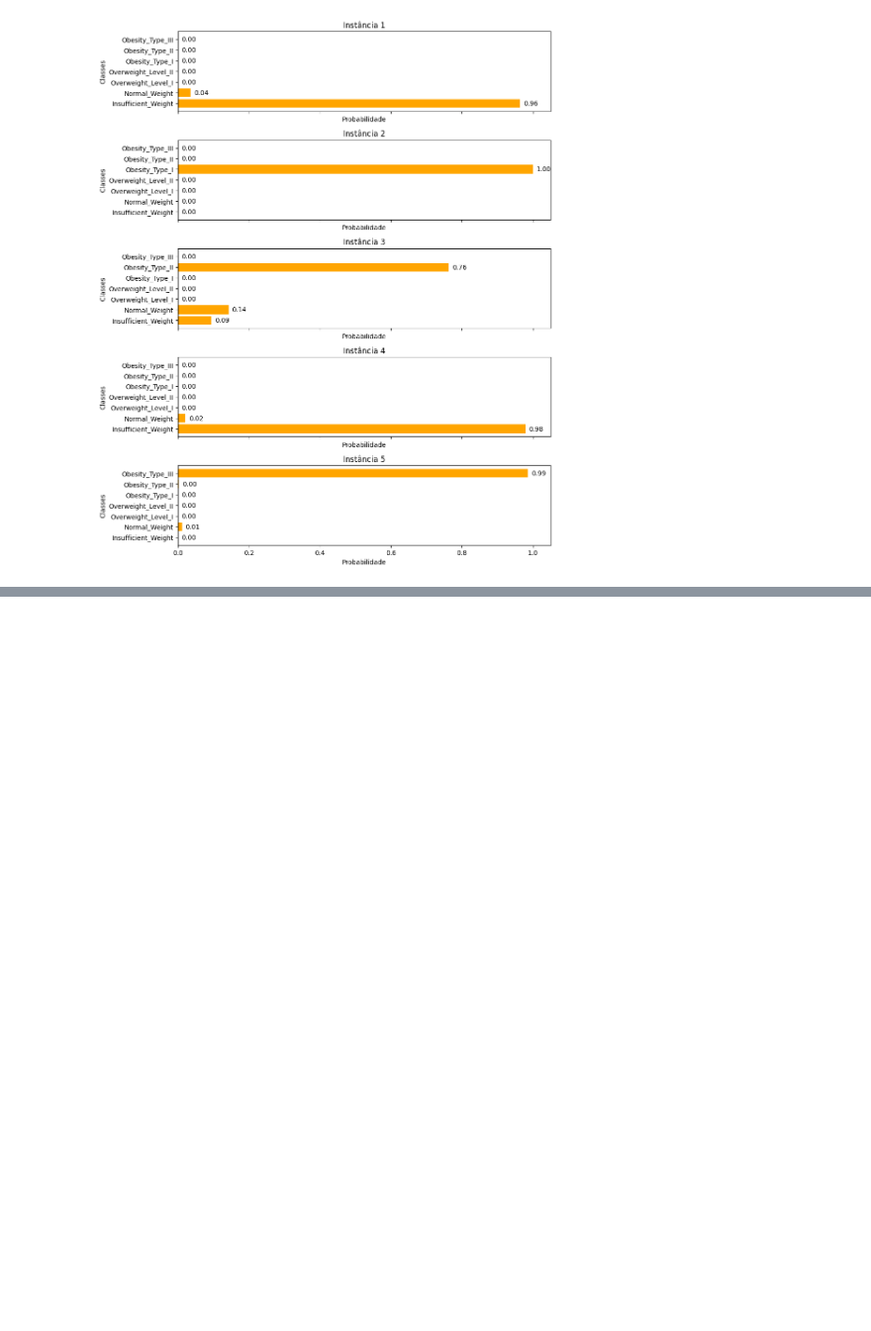
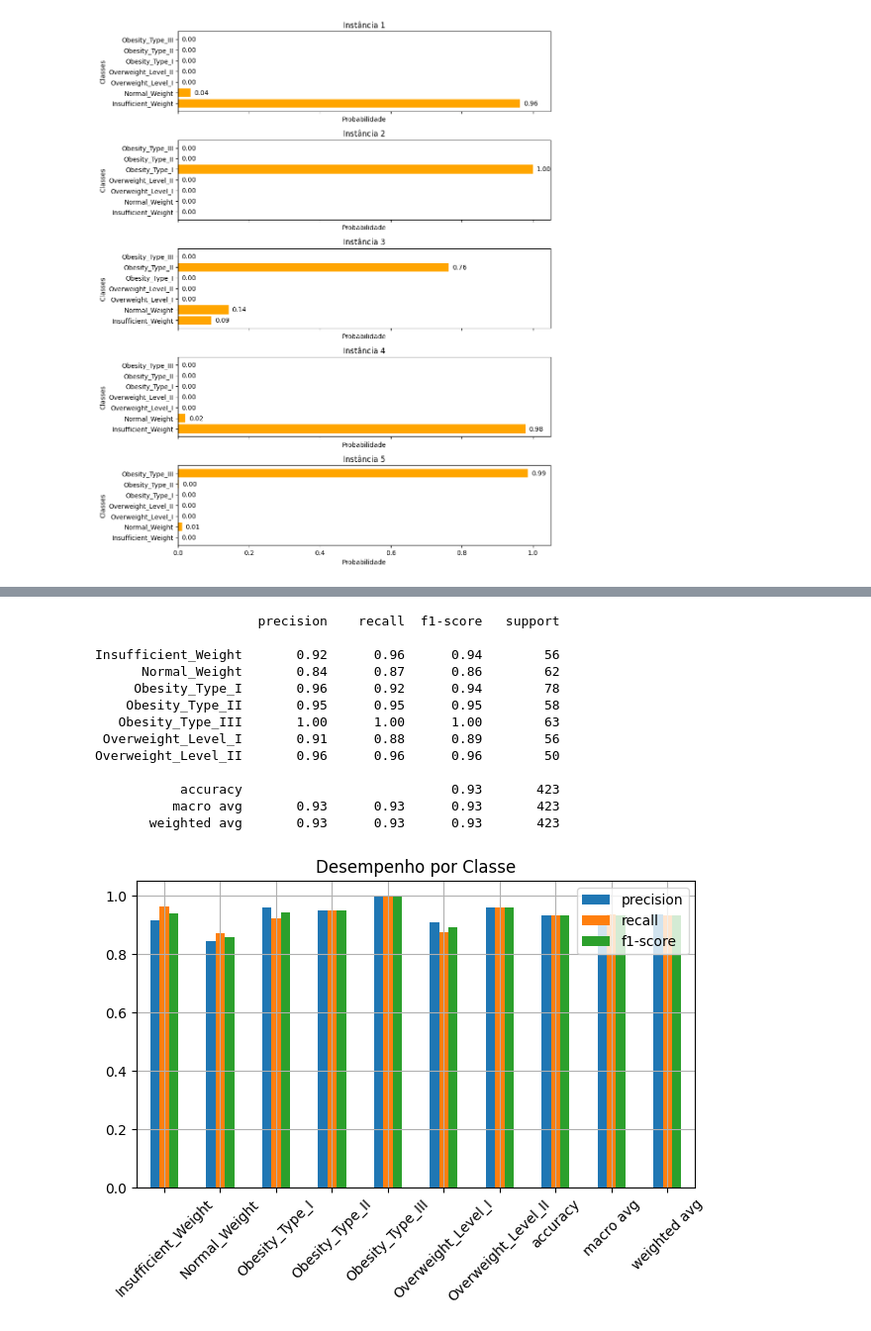
Before and after one commit to marcoames/t1ml, a Jupyter notebook: Classification.ipynb, the cells around one changed output, grey strips where cells are left out. Shown at 99% size. Saved outputs shown, nothing was run; the diff lists cells and outputs as text; code cells hidden in the pictures; blank space fills up the shorter version.

```diff
--- a/Classification.ipynb
+++ b/Classification.ipynb
@@ -383,0 +497,29 @@ plt.show()
+# %%
+from sklearn.metrics import classification_report
+
+print(classification_report(y_test, predictionsTree))
+
+report = classification_report(y_test, predictionsTree, output_dict=True)
+df_report = pd.DataFrame(report).transpose()
+
+df_report[['precision', 'recall', 'f1-score']].plot(kind='bar')
+plt.title("Desempenho por Classe")
+plt.xticks(rotation=45)
+plt.grid(True)
+plt.tight_layout()
+plt.show()
+# %% [output]
+                     precision    recall  f1-score   support
+
+Insufficient_Weight       0.92      0.96      0.94        56
+      Normal_Weight       0.84      0.87      0.86        62
+     Obesity_Type_I       0.96      0.92      0.94        78
+    Obesity_Type_II       0.95      0.95      0.95        58
+   Obesity_Type_III       1.00      1.00      1.00        63
+ Overweight_Level_I       0.91      0.88      0.89        56
+Overweight_Level_II       0.96      0.96      0.96        50
+
+           accuracy                           0.93       423
+          macro avg       0.93      0.93      0.93       423
+       weighted avg       0.93      0.93      0.93       423
+[figure, added]
```
Also changed, not shown: parts of 9 cells of this notebook.
